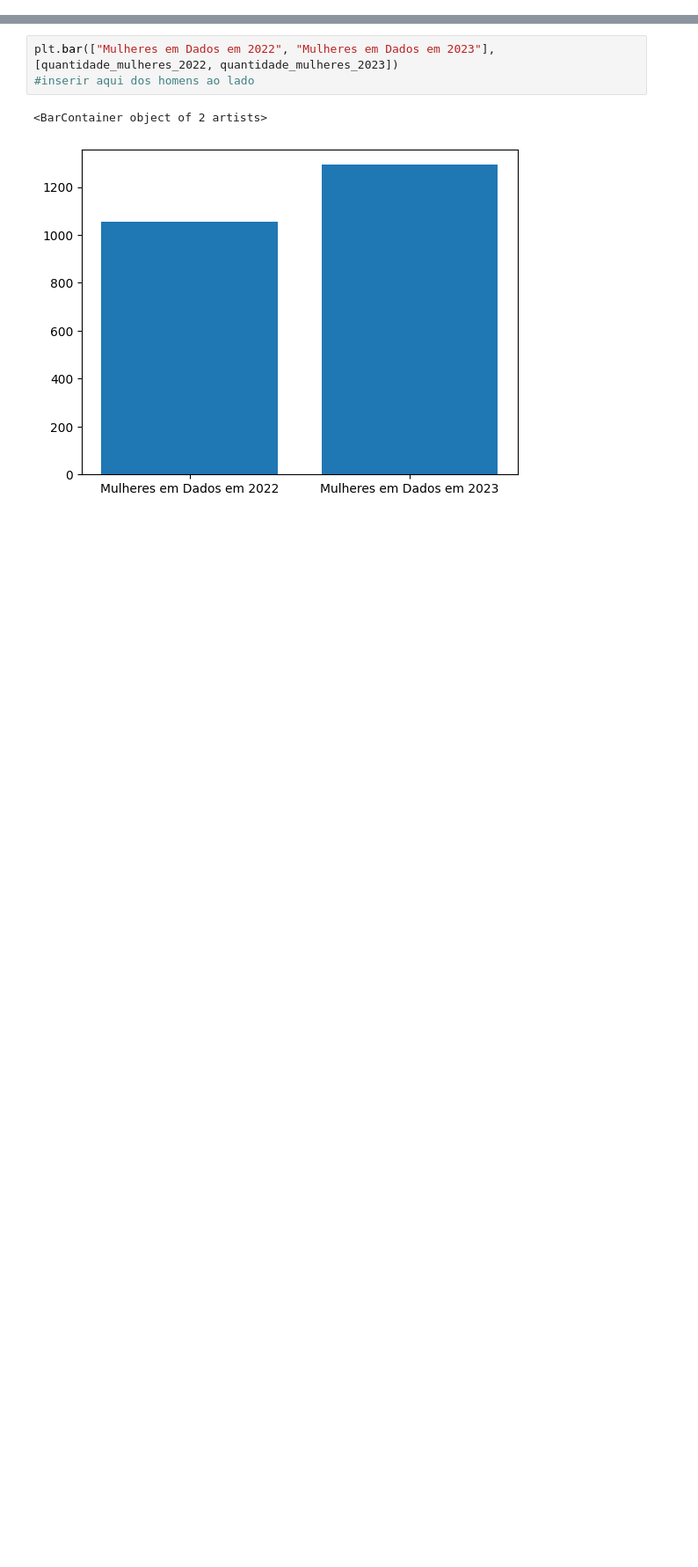
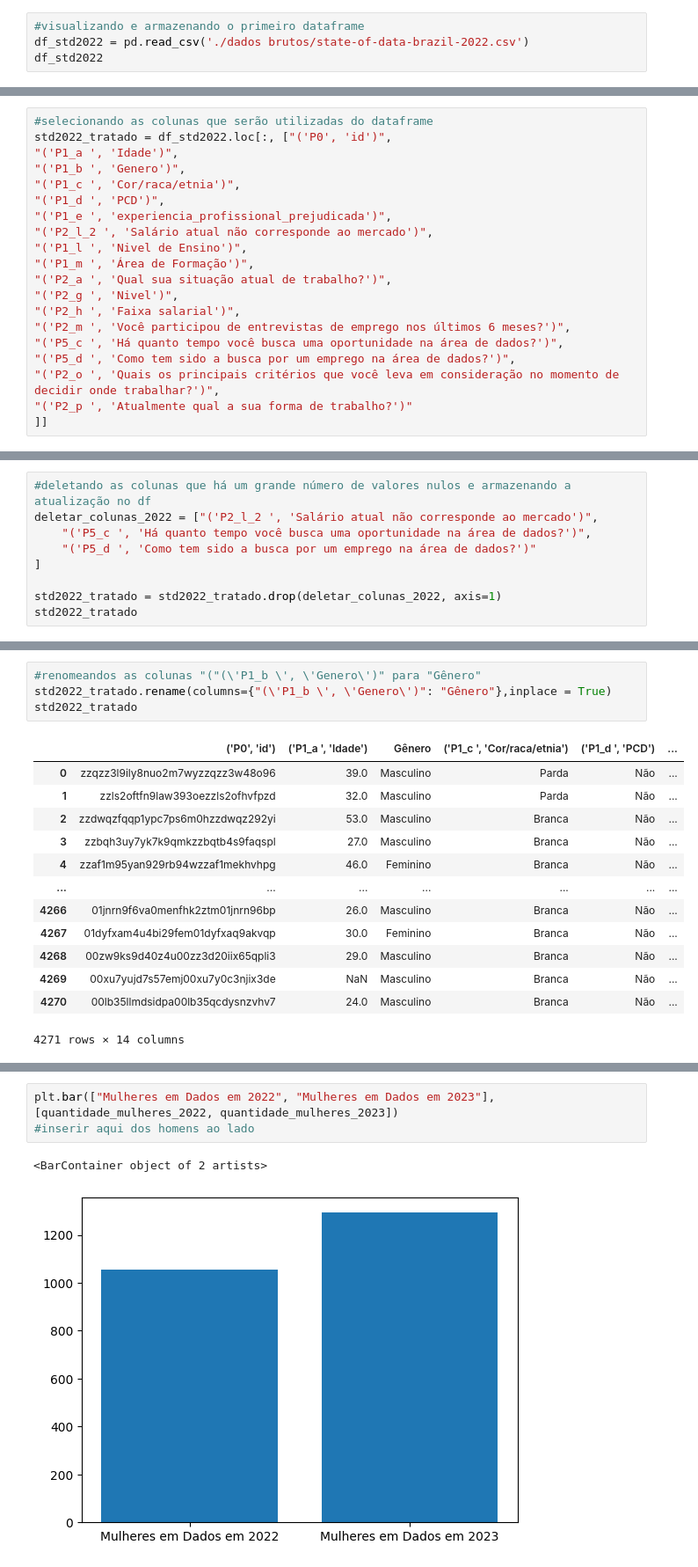
Before and after one commit to LaryssaCunha/analise-e-visualizacao-desigualdade-genero-em-dados, a Jupyter notebook: tratamento-dados.ipynb, the cells around one changed output, grey strips where cells are left out. Shown: that part at 88% size. Saved outputs shown, nothing was run; the diff lists cells and outputs as text; blank space fills up the shorter version.

```diff
--- a/tratamento-dados.ipynb
+++ b/tratamento-dados.ipynb
@@ -292,0 +5,4 @@ import matplotlib.pyplot as plt
+# %%
+#visualizando e armazenando o primeiro dataframe
+df_std2022 = pd.read_csv('./dados brutos/state-of-data-brazil-2022.csv')
+df_std2022
@@ -292,0 +23,20 @@ import matplotlib.pyplot as plt
+# %%
+#selecionando as colunas que serão utilizadas do dataframe
+std2022_tratado = df_std2022.loc[:, ["('P0', 'id')",
+"('P1_a ', 'Idade')",
+"('P1_b ', 'Genero')",
+"('P1_c ', 'Cor/raca/etnia')",
+"('P1_d ', 'PCD')",
+"('P1_e ', 'experiencia_profissional_prejudicada')",
+"('P2_l_2 ', 'Salário atual não corresponde ao mercado')",
+"('P1_l ', 'Nivel de Ensino')",
+"('P1_m ', 'Área de Formação')",
+"('P2_a ', 'Qual sua situação atual de trabalho?')",
+"('P2_g ', 'Nivel')",
+"('P2_h ', 'Faixa salarial')",
+"('P2_m ', 'Você participou de entrevistas de emprego nos últimos 6 meses?')",
+"('P5_c ', 'Há quanto tempo você busca uma oportunidade na área de dados?')",
+"('P5_d ', 'Como tem sido a busca por um emprego na área de dados?')",
+"('P2_o ', 'Quais os principais critérios que você leva em consideração no momento de decidir onde trabalhar?')",
+"('P2_p ', 'Atualmente qual a sua forma de trabalho?')"
+]]
@@ -292,0 +103,9 @@ import matplotlib.pyplot as plt
+# %%
+#deletando as colunas que há um grande número de valores nulos e armazenando a atualização no df
+deletar_colunas_2022 = ["('P2_l_2 ', 'Salário atual não corresponde ao mercado')",
+    "('P5_c ', 'Há quanto tempo você busca uma oportunidade na área de dados?')",
+    "('P5_d ', 'Como tem sido a busca por um emprego na área de dados?')"
+]
+
+std2022_tratado = std2022_tratado.drop(deletar_colunas_2022, axis=1)
+std2022_tratado
@@ -292,0 +190,18 @@ import matplotlib.pyplot as plt
+# %%
+#renomeandos as colunas "("(\'P1_b \', \'Genero\')" para "Gênero"
+std2022_tratado.rename(columns={"(\'P1_b \', \'Genero\')": "Gênero"},inplace = True)
+std2022_tratado
+# %% [output]
+|  | ('P0', 'id') | ('P1_a ', 'Idade') | Gênero | ('P1_c ', 'Cor/raca/etnia') | ('P1_d ', 'PCD') | ... |
+| 0 | zzqzz3l9ily8nuo2m7wyzzqzz3w48o96 | 39.0 | Masculino | Parda | Não | ... |
+| 1 | zzls2oftfn9law393oezzls2ofhvfpzd | 32.0 | Masculino | Parda | Não | ... |
+| 2 | zzdwqzfqqp1ypc7ps6m0hzzdwqz292yi | 53.0 | Masculino | Branca | Não | ... |
+| 3 | zzbqh3uy7yk7k9qmkzzbqtb4s9faqspl | 27.0 | Masculino | Branca | Não | ... |
+| 4 | zzaf1m95yan929rb94wzzaf1mekhvhpg | 46.0 | Feminino | Branca | Não | ... |
+| ... | ... | ... | ... | ... | ... | ... |
+| 4266 | 01jnrn9f6va0menfhk2ztm01jnrn96bp | 26.0 | Masculino | Branca | Não | ... |
+| 4267 | 01dyfxam4u4bi29fem01dyfxaq9akvqp | 30.0 | Feminino | Branca | Não | ... |
+| 4268 | 00zw9ks9d40z4u00zz3d20iix65qpli3 | 29.0 | Masculino | Branca | Não | ... |
+| 4269 | 00xu7yujd7s57emj00xu7y0c3njix3de | NaN | Masculino | Branca | Não | ... |
+| 4270 | 00lb35llmdsidpa00lb35qcdysnzvhv7 | 24.0 | Masculino | Branca | Não | ... |
+4271 rows × 14 columns
```
Also changed, not shown: parts of 46 cells of this notebook, 9 other files.
